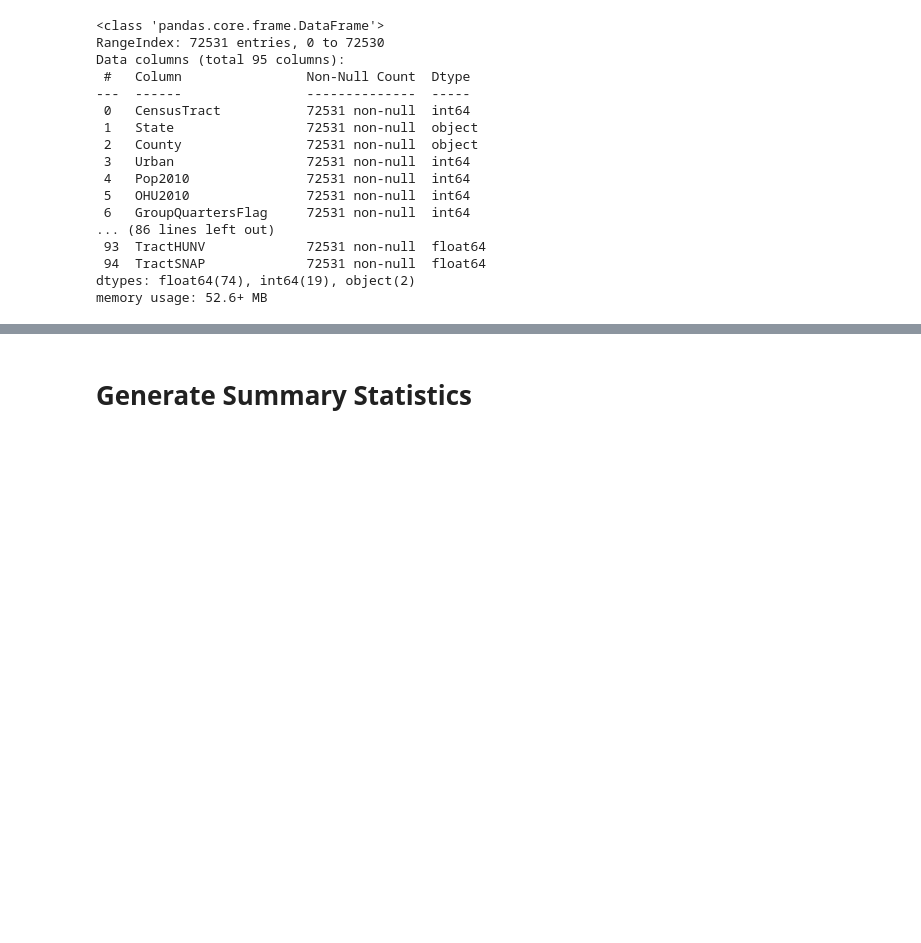
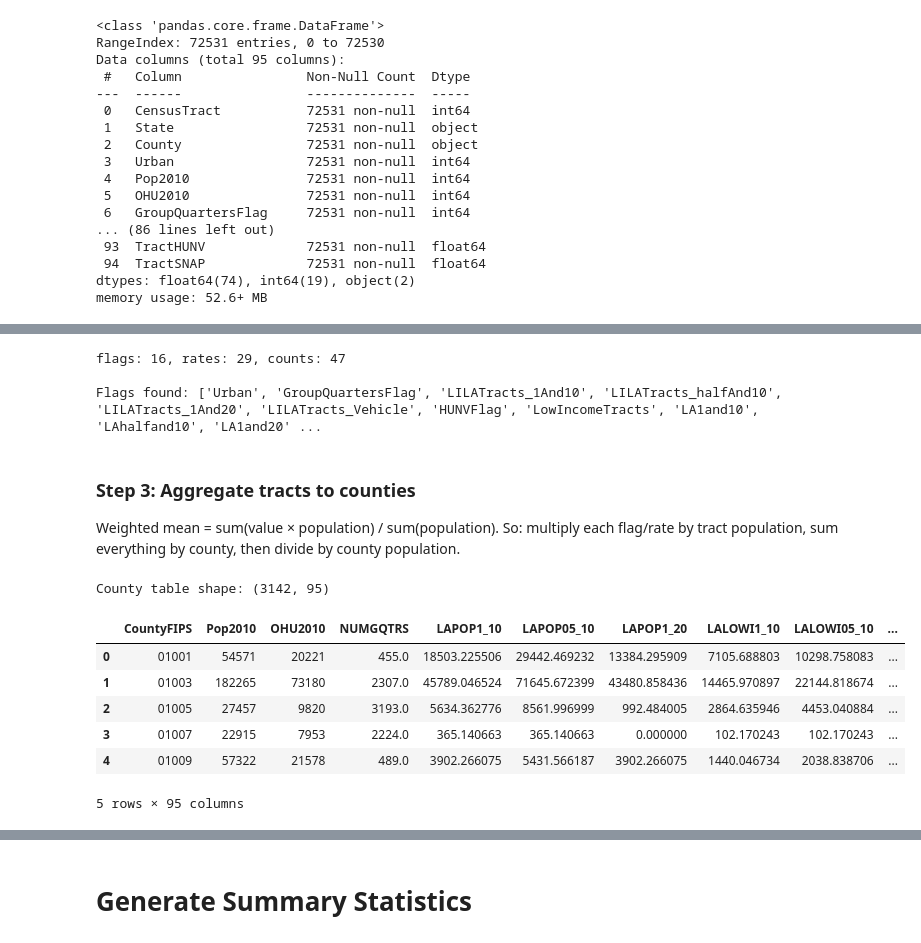
Before and after one commit to ngwalker93/ads599-capstone-hypertension-risk-atlas, a Jupyter notebook: code/validation/03_eda_FoodAccess.ipynb, the cells around one changed output, grey strips where cells are left out. Cells and saved outputs as stored; diff of their text form; code cells hidden in the pictures; blank space fills up the shorter version.

```diff
--- a/code/validation/03_eda_FoodAccess.ipynb
+++ b/code/validation/03_eda_FoodAccess.ipynb
@@ -506,0 +560,60 @@ display(unique_summary.sort_values("unique_count"))
+# %%
+id_cols = ['CensusTract', 'State', 'County', 'CountyFIPS']
+
+# 0/1 flags: integer columns whose only values are 0 and 1
+flag_cols = [c for c in df_clean.columns
+             if c not in id_cols
+             and df_clean[c].dropna().isin([0, 1]).all()]
+
+# rates/shares: end in "share" or are known rates
+rate_cols = [c for c in df_clean.columns if c.endswith('share')]
+rate_cols += ['PovertyRate', 'MedianFamilyIncome', 'PCTGQTRS']
+
+# counts: every remaining numeric column
+count_cols = [c for c in df_clean.columns
+              if c not in id_cols + flag_cols + rate_cols]
+
+print(f"flags: {len(flag_cols)}, rates: {len(rate_cols)}, counts: {len(count_cols)}")
+print("\nFlags found:", flag_cols)
+# %% [output]
+flags: 16, rates: 29, counts: 47
+
+Flags found: ['Urban', 'GroupQuartersFlag', 'LILATracts_1And10', 'LILATracts_halfAnd10', 'LILATracts_1And20', 'LILATracts_Vehicle', 'HUNVFlag', 'LowIncomeTracts', 'LA1and10', 'LAhalfand10', 'LA1and20' ...
+# %% [markdown]
+### Step 3: Aggregate tracts to counties
+
+Weighted mean = sum(value × population) / sum(population).
+So: multiply each flag/rate by tract population, sum everything by county,
+then divide by county population.
+# %%
+temp = df_clean.copy()
+weight_cols = flag_cols + rate_cols
+
+# 1) multiply by population
+for col in weight_cols:
+    temp[col + '_x_pop'] = temp[col] * temp['Pop2010']
+
+# 2) one groupby-sum for everything
+sum_cols = count_cols + [c + '_x_pop' for c in weight_cols]
+county = temp.groupby('CountyFIPS')[sum_cols].sum()
+
+# 3) divide to finish the weighted means
+for col in weight_cols:
+    county[col] = county[col + '_x_pop'] / county['Pop2010']
+    county = county.drop(columns=col + '_x_pop')
+
+# 4) bring back state and county names
+county[['State', 'County']] = df_clean.groupby('CountyFIPS')[['State', 'County']].first()
+county = county.reset_index()
+
+print("County table shape:", county.shape)
+county.head()
+# %% [output]
+County table shape: (3142, 95)
+|  | CountyFIPS | Pop2010 | OHU2010 | NUMGQTRS | LAPOP1_10 | LAPOP05_10 | LAPOP1_20 | LALOWI1_10 | LALOWI05_10 | ... |
+| 0 | 01001 | 54571 | 20221 | 455.0 | 18503.225506 | 29442.469232 | 13384.295909 | 7105.688803 | 10298.758083 | ... |
+| 1 | 01003 | 182265 | 73180 | 2307.0 | 45789.046524 | 71645.672399 | 43480.858436 | 14465.970897 | 22144.818674 | ... |
+| 2 | 01005 | 27457 | 9820 | 3193.0 | 5634.362776 | 8561.996999 | 992.484005 | 2864.635946 | 4453.040884 | ... |
+| 3 | 01007 | 22915 | 7953 | 2224.0 | 365.140663 | 365.140663 | 0.000000 | 102.170243 | 102.170243 | ... |
+| 4 | 01009 | 57322 | 21578 | 489.0 | 3902.266075 | 5431.566187 | 3902.266075 | 1440.046734 | 2038.838706 | ... |
+5 rows × 95 columns
```
Also changed, not shown: parts of 23 cells of this notebook.
